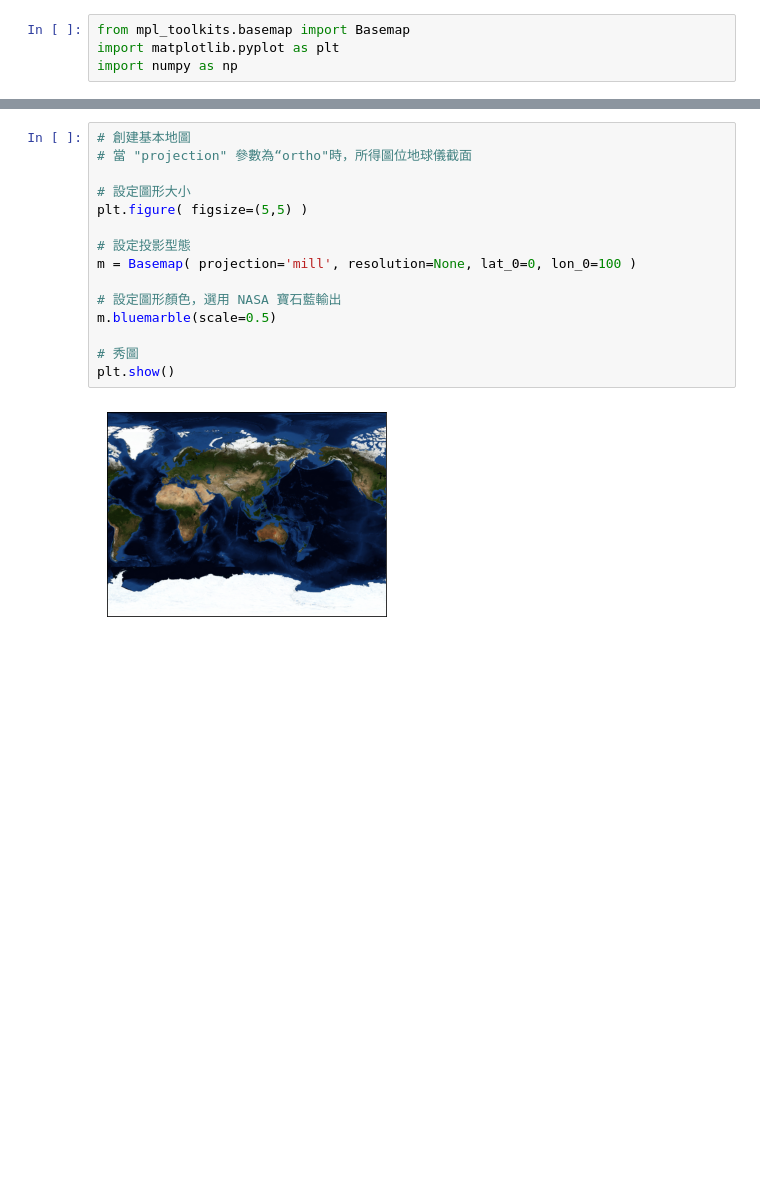
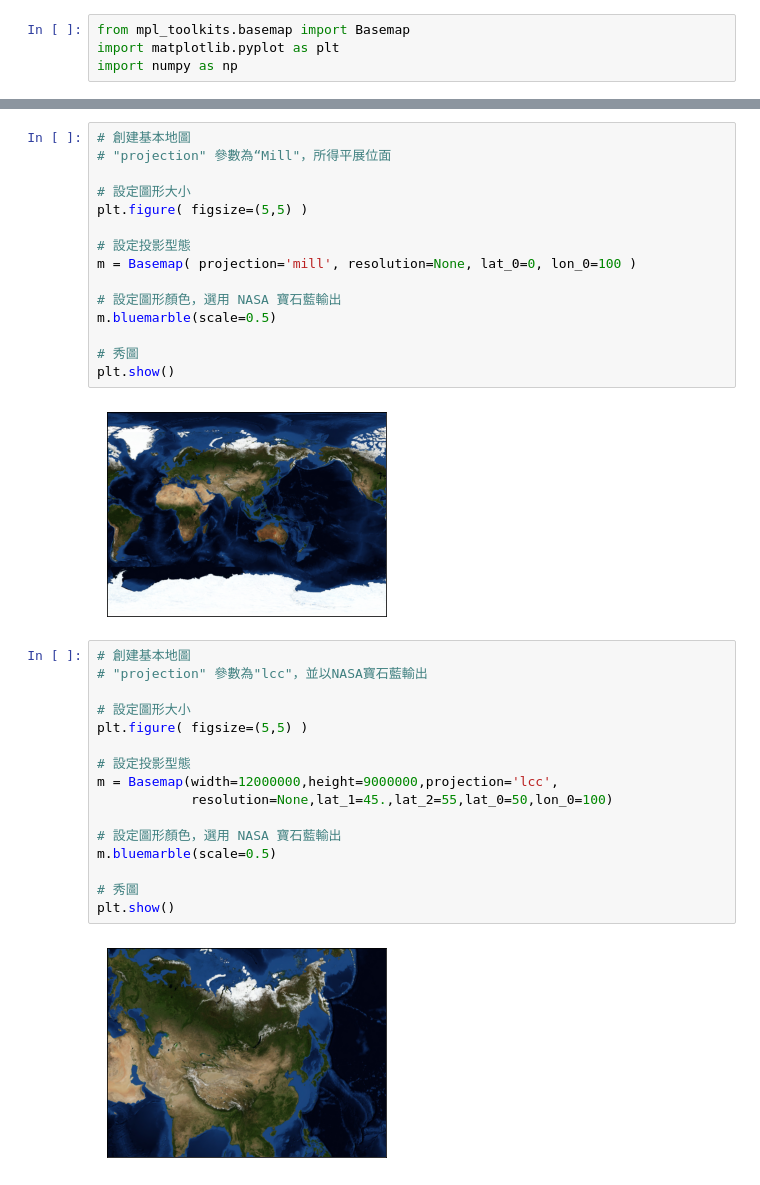
Before and after one commit to sinyi1018/ML100Days, a Jupyter notebook: homework/Day25 Basemap 進行地理資訊繪圖.ipynb, the cells around one changed output, grey strips where cells are left out. Saved outputs shown, nothing was run; the diff lists cells and outputs as text; blank space fills up the shorter version.

```diff
--- a/homework/Day25 Basemap 進行地理資訊繪圖.ipynb
+++ b/homework/Day25 Basemap 進行地理資訊繪圖.ipynb
@@ -41,7 +43,7 @@ Clipping input data to the valid range for imshow with RGB data ([0..1] for floa
 [figure]
 # %%
 # 創建基本地圖
-# 當 "projection" 參數為“ortho"時，所得圖位地球儀截面
+# "projection" 參數為“Mill"，所得平展位面
 
 # 設定圖形大小
 plt.figure( figsize=(5,5) )
@@ -56,6 +58,24 @@ m.bluemarble(scale=0.5)
 plt.show()
 # %% [output]
 [figure]
+# %%
+# 創建基本地圖
+# "projection" 參數為"lcc"，並以NASA寶石藍輸出
+
+# 設定圖形大小
+plt.figure( figsize=(5,5) )
+
+# 設定投影型態
+m = Basemap(width=12000000,height=9000000,projection='lcc',
+            resolution=None,lat_1=45.,lat_2=55,lat_0=50,lon_0=100)
+
+# 設定圖形顏色，選用 NASA 寶石藍輸出
+m.bluemarble(scale=0.5)
+
+# 秀圖
+plt.show()
+# %% [output]
+[figure, added]
 # %%
 #  "projection" 參數為“Mill"
 # 設定經緯座標
```
Also changed, not shown: parts of 3 cells of this notebook, 1 other file.
